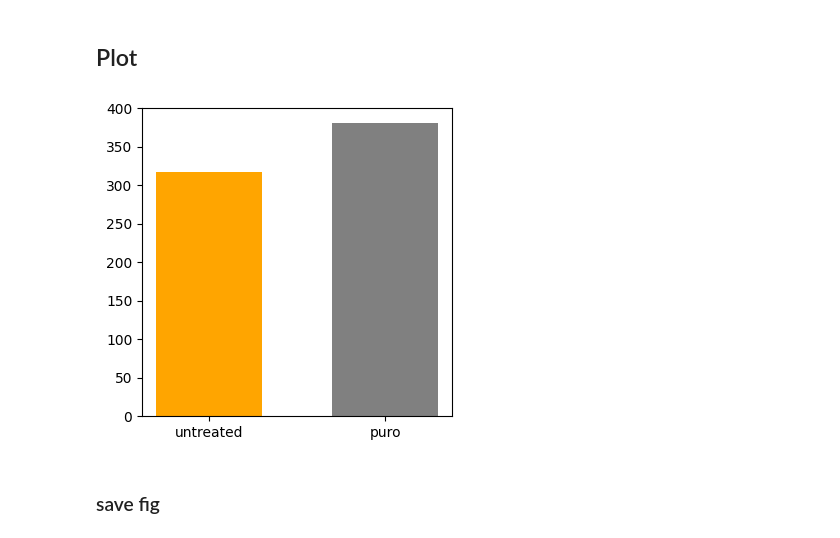
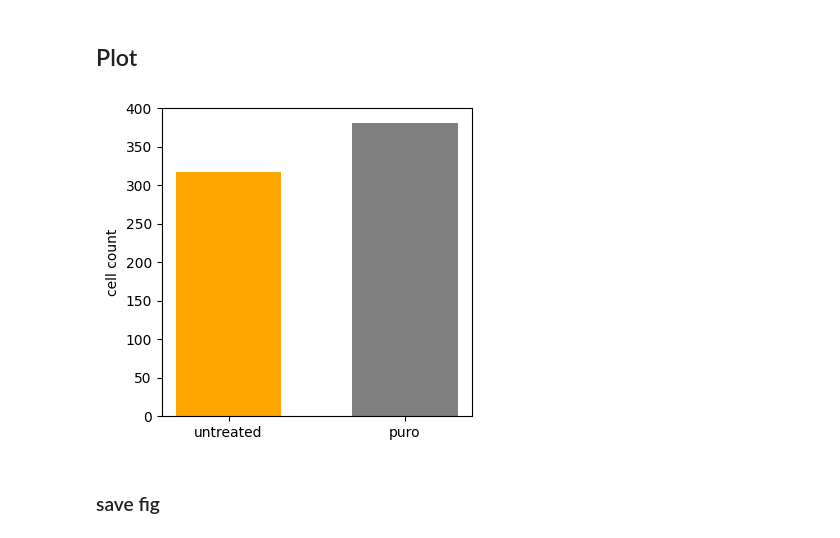
Before and after one commit to 2Echoes/Sequential_Fish, a Jupyter notebook: analysis/Custom_graph.ipynb, the cells around one changed output. Saved outputs shown, nothing was run; the diff lists cells and outputs as text; code cells hidden in the pictures.

```diff
--- a/analysis/Custom_graph.ipynb
+++ b/analysis/Custom_graph.ipynb
@@ -32,6 +32,13 @@ for path, treatment in zip([Run_1, Run_2], ["untreated", "puro"]) :
         Gene_map=Gene_map
     )
 
+    Cell = safe_merge_no_duplicates(
+        Cell,
+        Detection,
+        on='detection_id',
+        keys='cycle'
+    )
+
     Cell['treatment'] = treatment
     Cell['path'] = path
 
@@ -235,22 +291,22 @@ import matplotlib.pyplot as plt
 # %%
 data = Cell_data.groupby(['treatment'], as_index=False).agg({
     'cell_id' : 'nunique'
 }).sort_values('treatment', ascending=False)
 
-cell_number_fig = plt.figure(figsize=(4,4))
+cell_number_fig = plt.figure(figsize=(4,4), frameon=False)
 ax = cell_number_fig.gca()
 ax.bar(
     x= data['treatment'],
     height= data['cell_id'],
     color = ['orange', 'gray'],
     width=0.6
 )
-
+ax.set_ylabel('cell count')
 
 
 plt.show()
 # %% [output]
-[figure, old version]
+[figure, new version]
 # %% [markdown]
 ### save fig
 # %%
```
Also changed, not shown: parts of 29 cells of this notebook, 3 other files.
